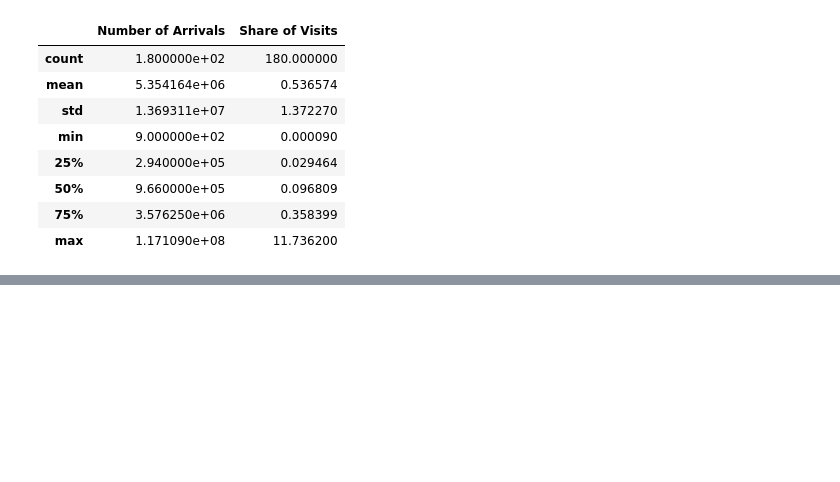
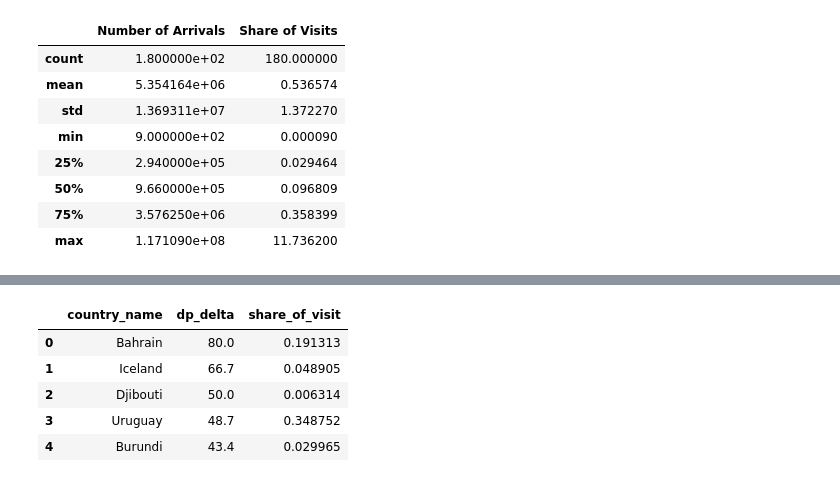
Before and after one commit to TaniaZakowski/sql-database, a Jupyter notebook: notebooks/plot_creationg_tiago.ipynb, the cells around one changed output, grey strips where cells are left out. Saved outputs shown, nothing was run; the diff lists cells and outputs as text; code cells hidden in the pictures; blank space fills up the shorter version.

```diff
--- a/notebooks/plot_creationg_tiago.ipynb
+++ b/notebooks/plot_creationg_tiago.ipynb
@@ -43,3 +44,14 @@ fig.write_html("../figures/florest.html")
 fig.write_image("../figures/florest.png")
 # %% [output]
 [interactive output not drawn]
+# %%
+df = pd.read_csv(db_locations["data_clean"]["file3"])
+
+df
+# %% [output]
+|  | country_name | dp_delta | share_of_visit |
+| 0 | Bahrain | 80.0 | 0.191313 |
+| 1 | Iceland | 66.7 | 0.048905 |
+| 2 | Djibouti | 50.0 | 0.006314 |
+| 3 | Uruguay | 48.7 | 0.348752 |
+| 4 | Burundi | 43.4 | 0.029965 |
```
Also changed, not shown: parts of 4 cells of this notebook, 3 other files.
